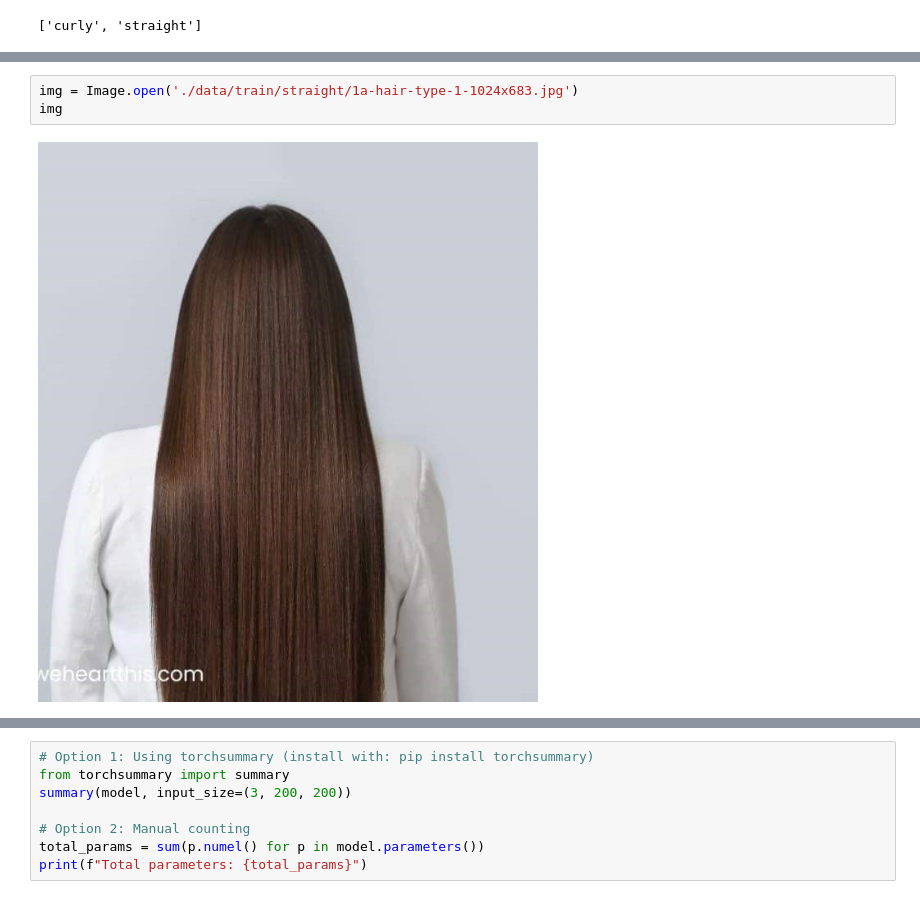
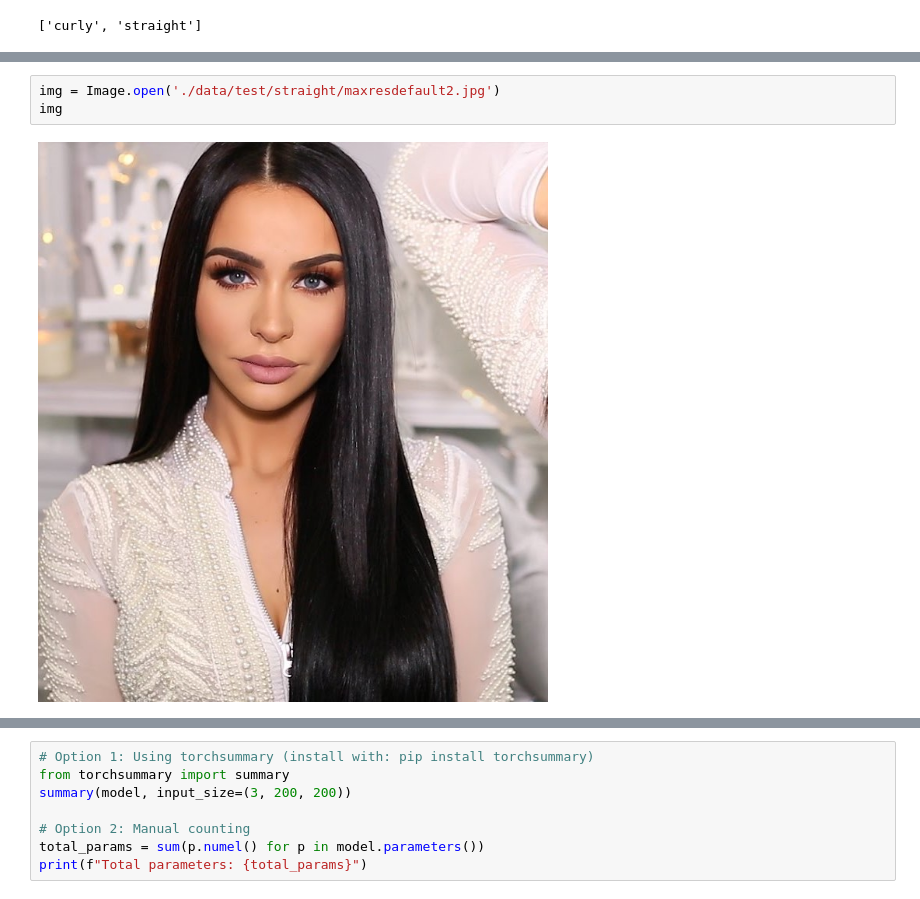
Before and after one commit to RevathyRamalingam/machineLearning, a Jupyter notebook: Module8_DeepLearning.ipynb, the cells around one changed output, grey strips where cells are left out. Saved outputs shown, nothing was run; the diff lists cells and outputs as text.

```diff
--- a/Module8_DeepLearning.ipynb
+++ b/Module8_DeepLearning.ipynb
@@ -296,6 +297,6 @@ np.float64(0.7130955025776109)
 # %%
-img = Image.open('./data/train/straight/1a-hair-type-1-1024x683.jpg')
+img = Image.open('./data/test/straight/maxresdefault2.jpg')
 img
 # %% [output]
-[figure, old version]
+[figure, new version]
 # %%
```
Also changed, not shown: parts of 6 cells of this notebook.
